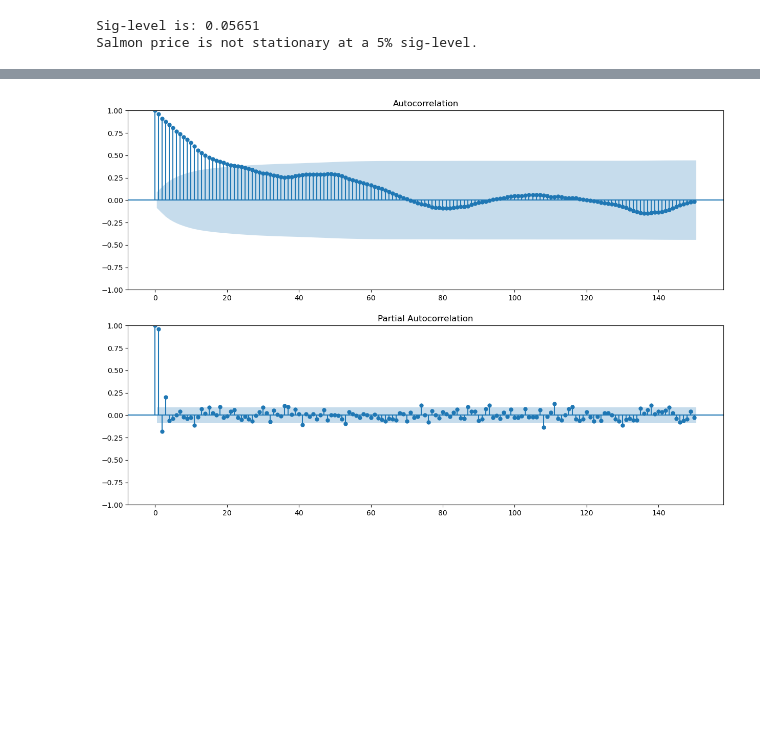
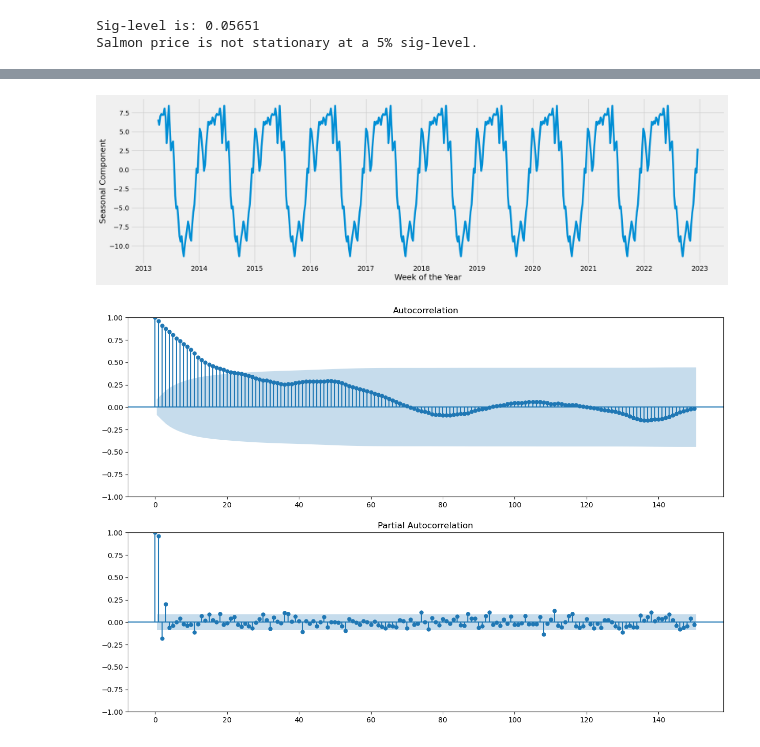
Before and after one commit to BachelorLaks/bachelor2023, a Jupyter notebook: data/ARIMA.ipynb, the cells around one changed output, grey strips where cells are left out. Cells and saved outputs as stored; diff of their text form; code cells hidden in the pictures; blank space fills up the shorter version.

```diff
--- a/data/ARIMA.ipynb
+++ b/data/ARIMA.ipynb
@@ -56,3 +59,13 @@ plt.show()
+# %%
+#seasonal = decomposition.seasonal
+fig, ax = plt.subplots(figsize=(20,6))
+ax.plot(decomposition.seasonal)
+ax.set_xlabel('Week of the Year')
+ax.set_ylabel('Seasonal Component')
+plt.savefig('Figures/ARIMA/SeasonalDecompose.png')
+plt.show()
+# %% [output]
+[figure, added]
 # %%
 from statsmodels.tsa.stattools import acf, pacf
 from statsmodels.graphics.tsaplots import plot_acf, plot_pacf
```
Also changed, not shown: parts of 2 cells of this notebook, 6 other files.
